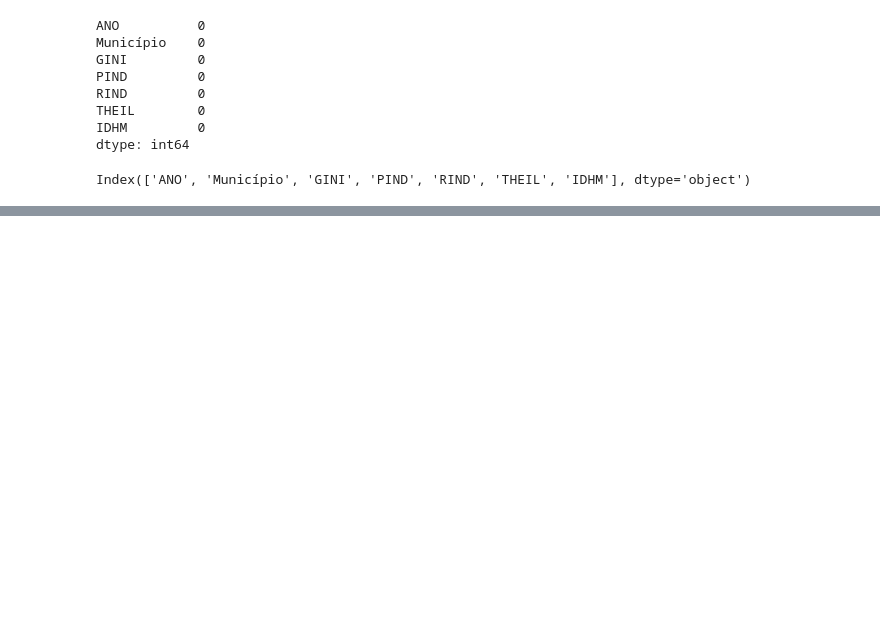
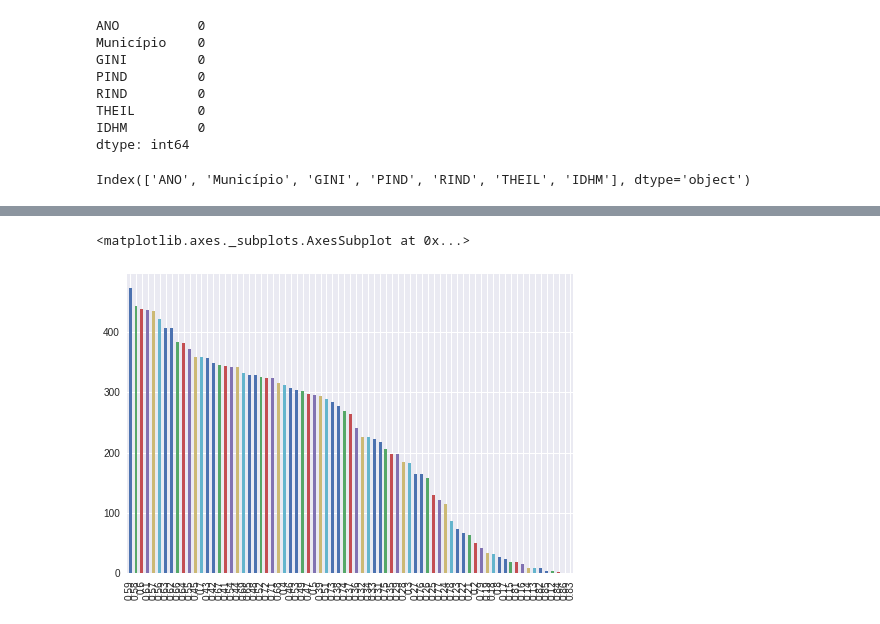
Before and after one commit to arcursino/FATEC, a Jupyter notebook: gini_idh.ipynb, the cells around one changed output, grey strips where cells are left out. Saved outputs shown, nothing was run; the diff lists cells and outputs as text; code cells hidden in the pictures; blank space fills up the shorter version.

```diff
--- a/gini_idh.ipynb
+++ b/gini_idh.ipynb
@@ -92,0 +143,8 @@ sns.pairplot(df)
+# %%
+import pandas as pd
+import numpy as np
+
+rs = np.random.RandomState(0)
+df = pd.DataFrame(rs.rand(10, 10))
+corr = df.corr()
+corr.style.background_gradient()
@@ -93,3 +163,8 @@ sns.pairplot(df)
 # %%
 import matplotlib.pyplot as plt
 import matplotlib.patches as mpatches
+# %%
+df['IDHM'].value_counts().plot(kind = 'bar')
+# %% [output]
+<matplotlib.axes._subplots.AxesSubplot at 0x...>
+[figure, added]
```
Also changed, not shown: parts of 20 cells of this notebook.
